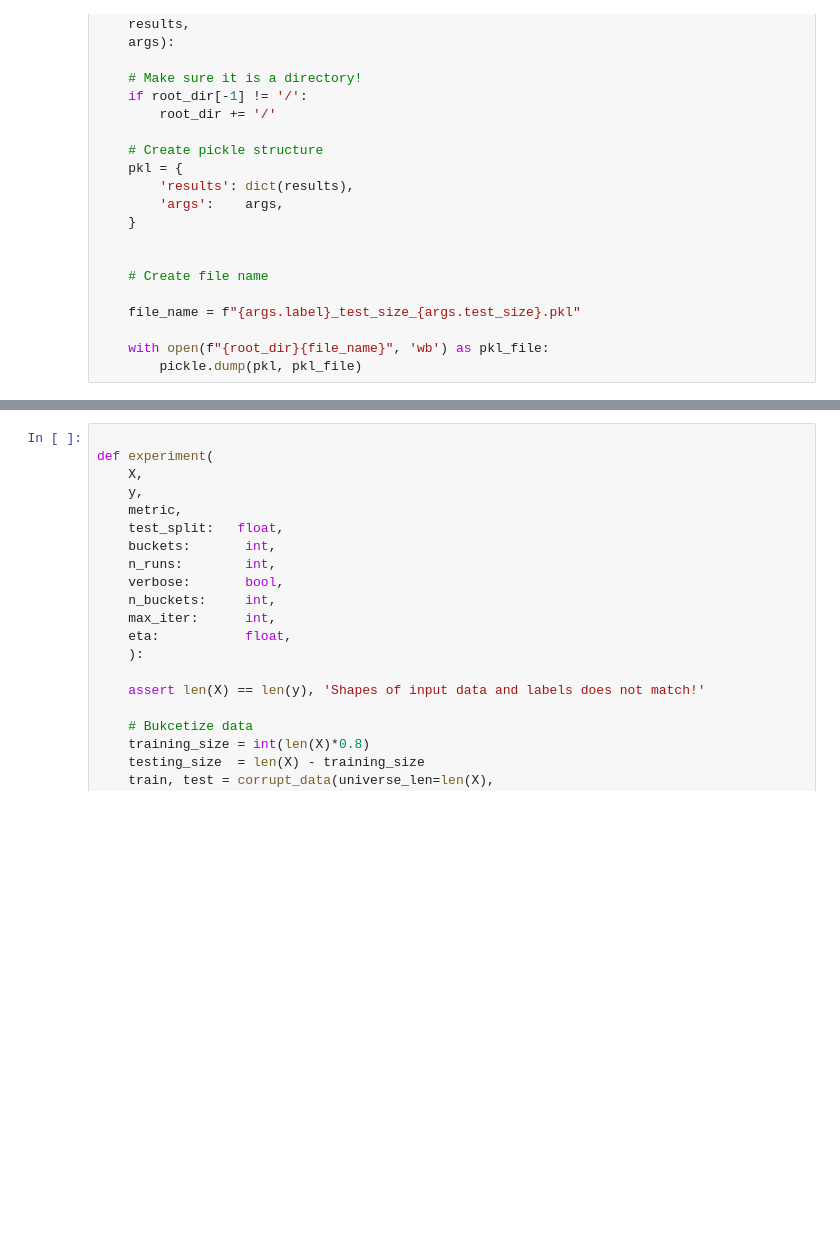
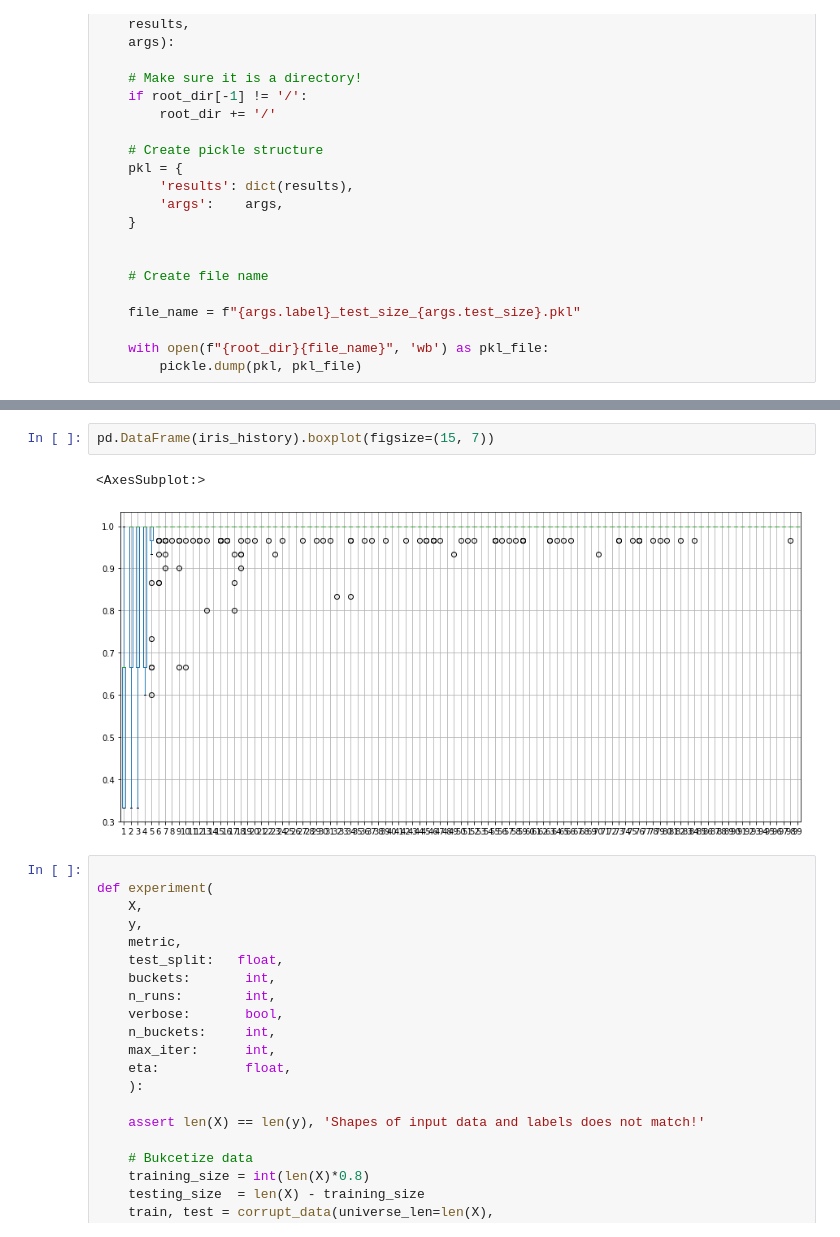
Before and after one commit to aguilarjose11/Perceptron-Corruption, a Jupyter notebook: FinalExperiments.ipynb, the cells around one changed output, grey strips where cells are left out. Saved outputs shown, nothing was run; the diff lists cells and outputs as text; blank space fills up the shorter version.

```diff
--- a/FinalExperiments.ipynb
+++ b/FinalExperiments.ipynb
@@ -142,3 +725,8 @@ BdbQuit:
+# %%
+pd.DataFrame(iris_history).boxplot(figsize=(15, 7))
+# %% [output]
+<AxesSubplot:>
+[figure, added]
 # %%
 
 def experiment(
```
Also changed, not shown: parts of 30 cells of this notebook, 5 other files.
